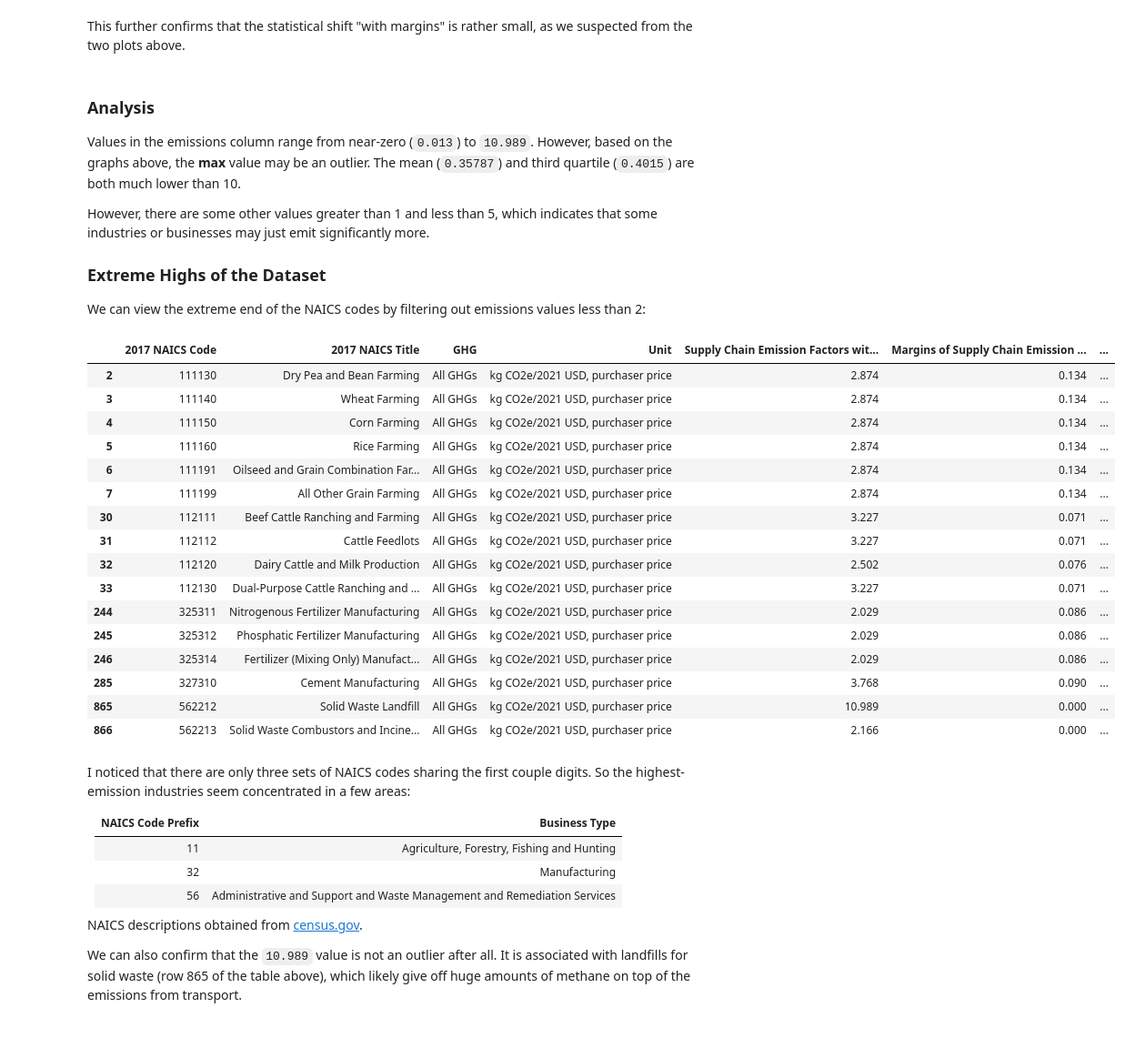
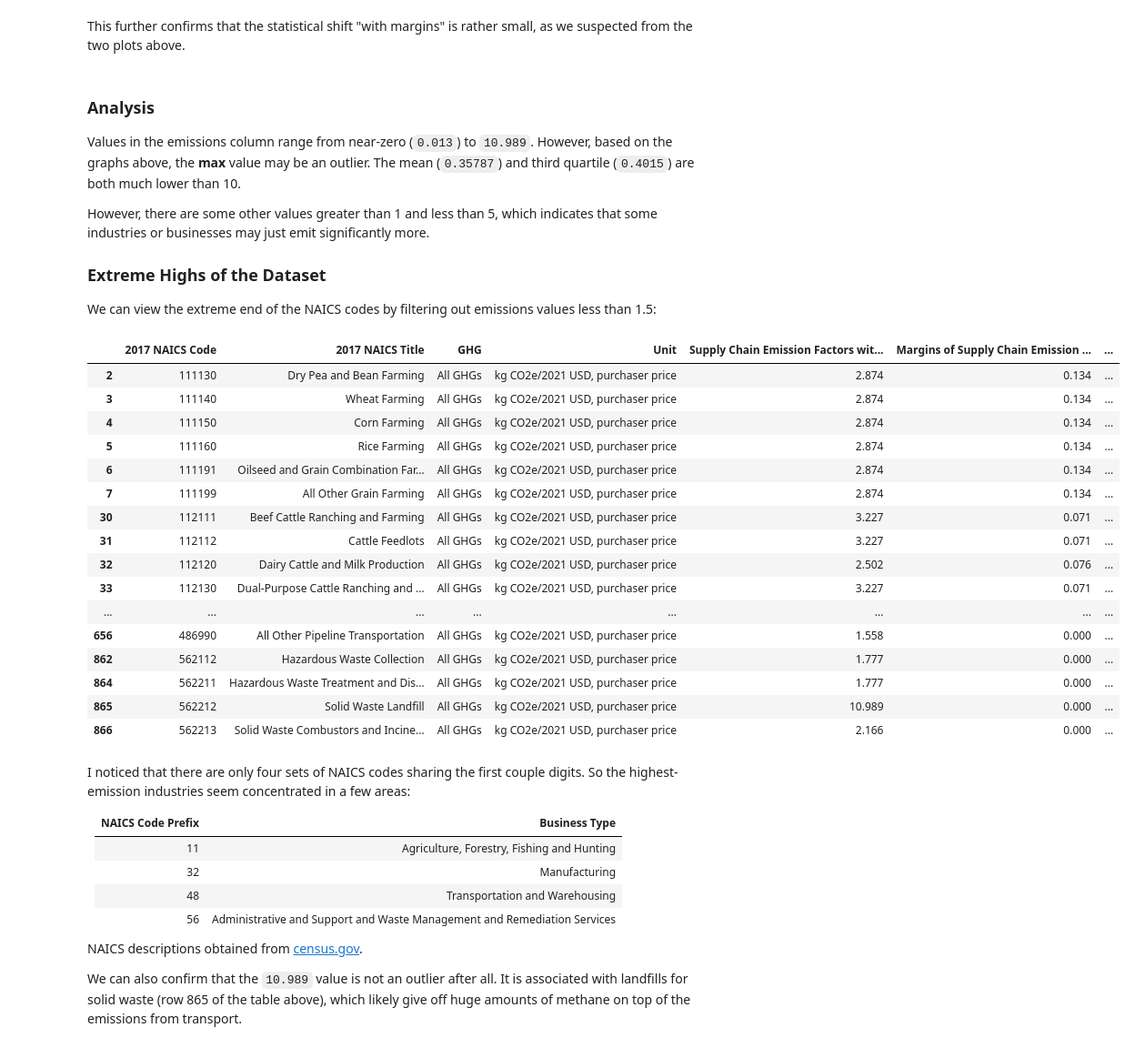
Before and after one commit to jt-arsenault/Arsenault_Jesse_IS445_Final_Project, a Jupyter notebook: Arsenault_Jesse_Personal.ipynb, the cells around one changed output. Shown at 91% size. Cells and saved outputs as stored; diff of their text form; code cells hidden in the pictures.

```diff
--- a/Arsenault_Jesse_Personal.ipynb
+++ b/Arsenault_Jesse_Personal.ipynb
@@ -297,35 +297,36 @@ Values in the emissions column range from near-zero (`0.013`) to `10.989`. Howev
 However, there are some other values greater than 1 and less than 5, which indicates that some industries or businesses may just emit significantly more.
 
 ### Extreme Highs of the Dataset
-We can view the extreme end of the NAICS codes by filtering out emissions values less than 2:
+We can view the extreme end of the NAICS codes by filtering out emissions values less than 1.5:
 # %%
-high_emissions = emissions_df[emissions_df["Supply Chain Emission Factors without Margins"] > 2]
+high_emissions = emissions_df[emissions_df["Supply Chain Emission Factors without Margins"] > 1.5]
 high_emissions
 # %% [output]
 |  | 2017 NAICS Code | 2017 NAICS Title | GHG | Unit | Supply Chain Emission Factors wit... | Margins of Supply Chain Emission ... | ... |
 | 2 | 111130 | Dry Pea and Bean Farming | All GHGs | kg CO2e/2021 USD, purchaser price | 2.874 | 0.134 | ... |
 | 3 | 111140 | Wheat Farming | All GHGs | kg CO2e/2021 USD, purchaser price | 2.874 | 0.134 | ... |
 | 4 | 111150 | Corn Farming | All GHGs | kg CO2e/2021 USD, purchaser price | 2.874 | 0.134 | ... |
 | 5 | 111160 | Rice Farming | All GHGs | kg CO2e/2021 USD, purchaser price | 2.874 | 0.134 | ... |
 | 6 | 111191 | Oilseed and Grain Combination Far... | All GHGs | kg CO2e/2021 USD, purchaser price | 2.874 | 0.134 | ... |
 | 7 | 111199 | All Other Grain Farming | All GHGs | kg CO2e/2021 USD, purchaser price | 2.874 | 0.134 | ... |
 | 30 | 112111 | Beef Cattle Ranching and Farming | All GHGs | kg CO2e/2021 USD, purchaser price | 3.227 | 0.071 | ... |
 | 31 | 112112 | Cattle Feedlots | All GHGs | kg CO2e/2021 USD, purchaser price | 3.227 | 0.071 | ... |
 | 32 | 112120 | Dairy Cattle and Milk Production | All GHGs | kg CO2e/2021 USD, purchaser price | 2.502 | 0.076 | ... |
 | 33 | 112130 | Dual-Purpose Cattle Ranching and ... | All GHGs | kg CO2e/2021 USD, purchaser price | 3.227 | 0.071 | ... |
-| 244 | 325311 | Nitrogenous Fertilizer Manufacturing | All GHGs | kg CO2e/2021 USD, purchaser price | 2.029 | 0.086 | ... |
-| 245 | 325312 | Phosphatic Fertilizer Manufacturing | All GHGs | kg CO2e/2021 USD, purchaser price | 2.029 | 0.086 | ... |
-| 246 | 325314 | Fertilizer (Mixing Only) Manufact... | All GHGs | kg CO2e/2021 USD, purchaser price | 2.029 | 0.086 | ... |
-| 285 | 327310 | Cement Manufacturing | All GHGs | kg CO2e/2021 USD, purchaser price | 3.768 | 0.090 | ... |
+| ... | ... | ... | ... | ... | ... | ... | ... |
+| 656 | 486990 | All Other Pipeline Transportation | All GHGs | kg CO2e/2021 USD, purchaser price | 1.558 | 0.000 | ... |
+| 862 | 562112 | Hazardous Waste Collection | All GHGs | kg CO2e/2021 USD, purchaser price | 1.777 | 0.000 | ... |
+| 864 | 562211 | Hazardous Waste Treatment and Dis... | All GHGs | kg CO2e/2021 USD, purchaser price | 1.777 | 0.000 | ... |
 | 865 | 562212 | Solid Waste Landfill | All GHGs | kg CO2e/2021 USD, purchaser price | 10.989 | 0.000 | ... |
 | 866 | 562213 | Solid Waste Combustors and Incine... | All GHGs | kg CO2e/2021 USD, purchaser price | 2.166 | 0.000 | ... |
 # %% [markdown]
-I noticed that there are only three sets of NAICS codes sharing the first couple digits. So the highest-emission industries seem concentrated in a few areas:
+I noticed that there are only four sets of NAICS codes sharing the first couple digits. So the highest-emission industries seem concentrated in a few areas:
 
 | NAICS Code Prefix | Business Type |
 | --- | --- |
 | 11 | Agriculture, Forestry, Fishing and Hunting |
 | 32 | Manufacturing |
+| 48 | Transportation and Warehousing |
 | 56 | Administrative and Support and Waste Management and Remediation Services |
 
 NAICS descriptions obtained from [census.gov](https://www.census.gov/programs-surveys/economic-census/year/2022/guidance/understanding-naics.html).
```
Also changed, not shown: parts of 1 cell of this notebook, 2 other files.
